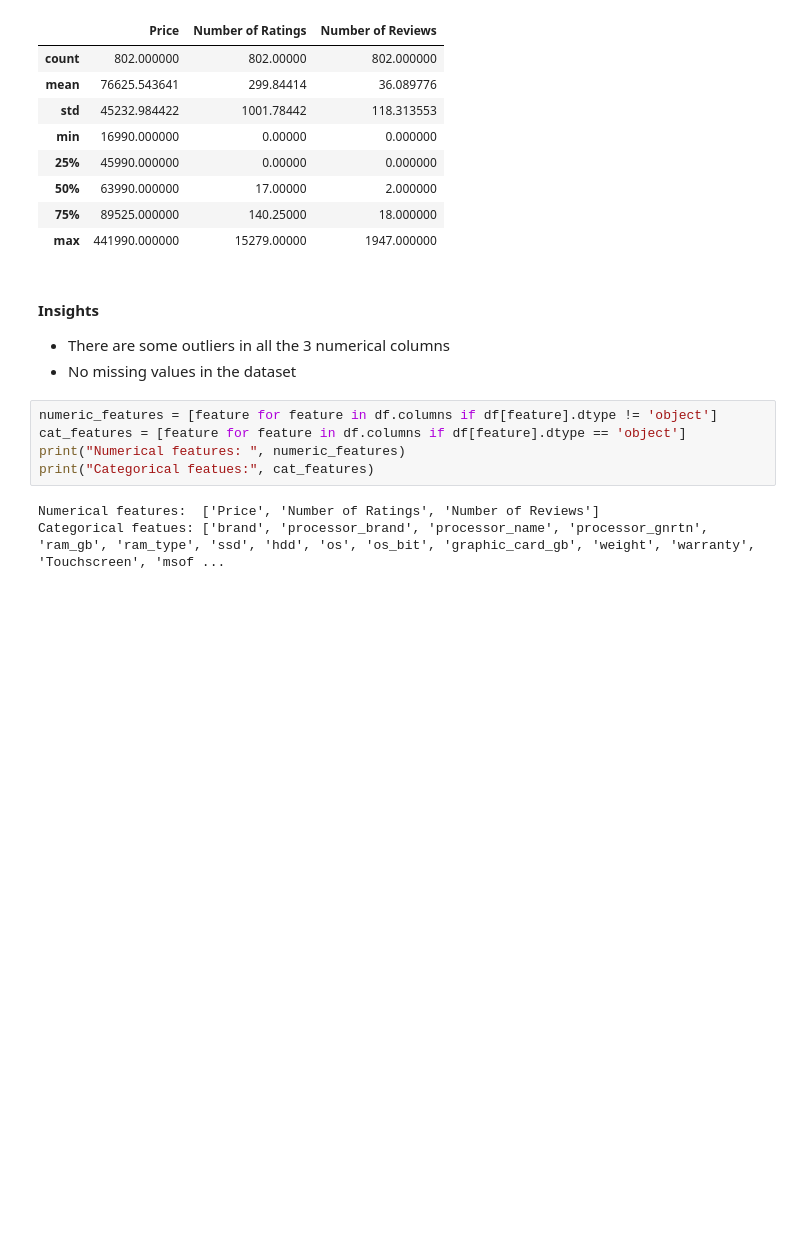
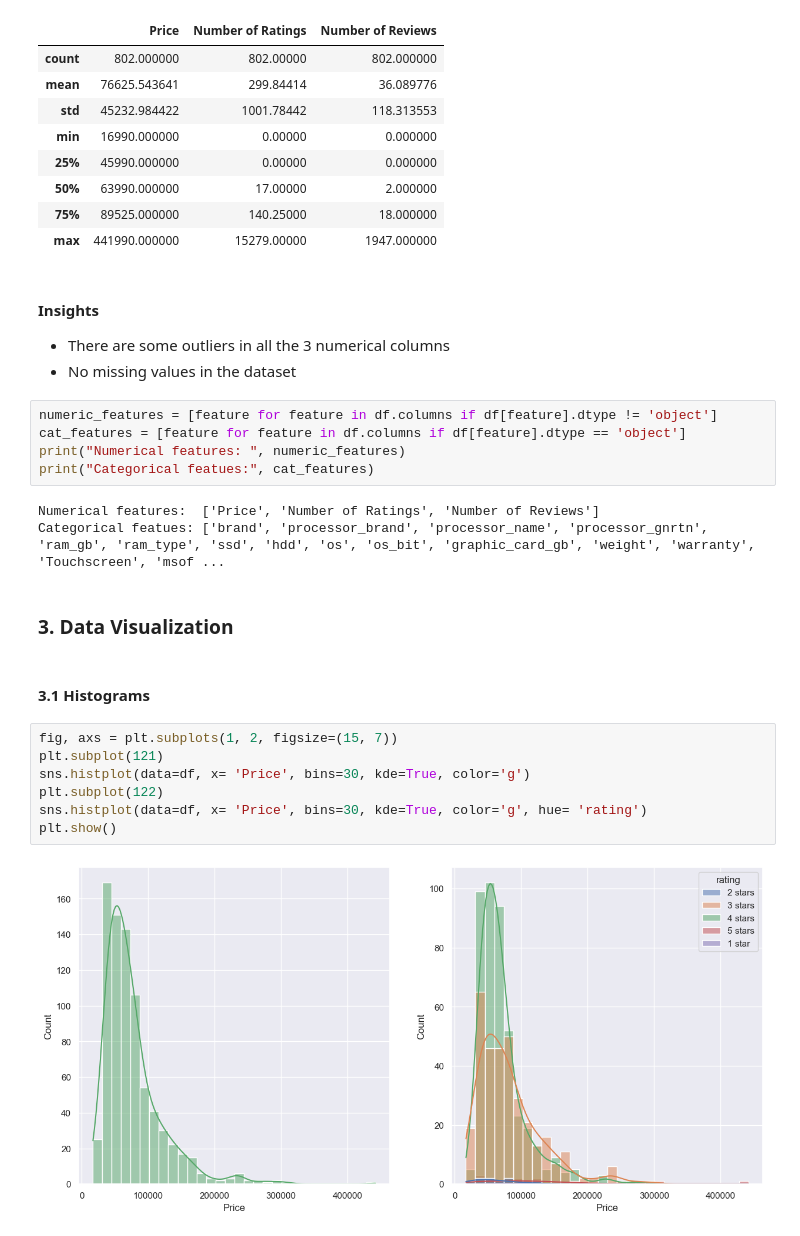
Before and after one commit to Anubhav-Goyal01/Data-Science-Salary-Prediction, a Jupyter notebook: notebooks/eda.ipynb, the cells around one changed output. Cells and saved outputs as stored; diff of their text form; blank space fills up the shorter version.

```diff
--- a/notebooks/eda.ipynb
+++ b/notebooks/eda.ipynb
@@ -128,3 +128,16 @@ print("Categorical featues:", cat_features)
 # %% [output]
 Numerical features:  ['Price', 'Number of Ratings', 'Number of Reviews']
 Categorical featues: ['brand', 'processor_brand', 'processor_name', 'processor_gnrtn', 'ram_gb', 'ram_type', 'ssd', 'hdd', 'os', 'os_bit', 'graphic_card_gb', 'weight', 'warranty', 'Touchscreen', 'msof ...
+# %% [markdown]
+### **3. Data Visualization**
+# %% [markdown]
+#### 3.1 Histograms
+# %%
+fig, axs = plt.subplots(1, 2, figsize=(15, 7))
+plt.subplot(121)
+sns.histplot(data=df, x= 'Price', bins=30, kde=True, color='g')
+plt.subplot(122)
+sns.histplot(data=df, x= 'Price', bins=30, kde=True, color='g', hue= 'rating')
+plt.show()
+# %% [output]
+[figure, added]
```
Also changed, not shown: parts of 10 cells of this notebook.
